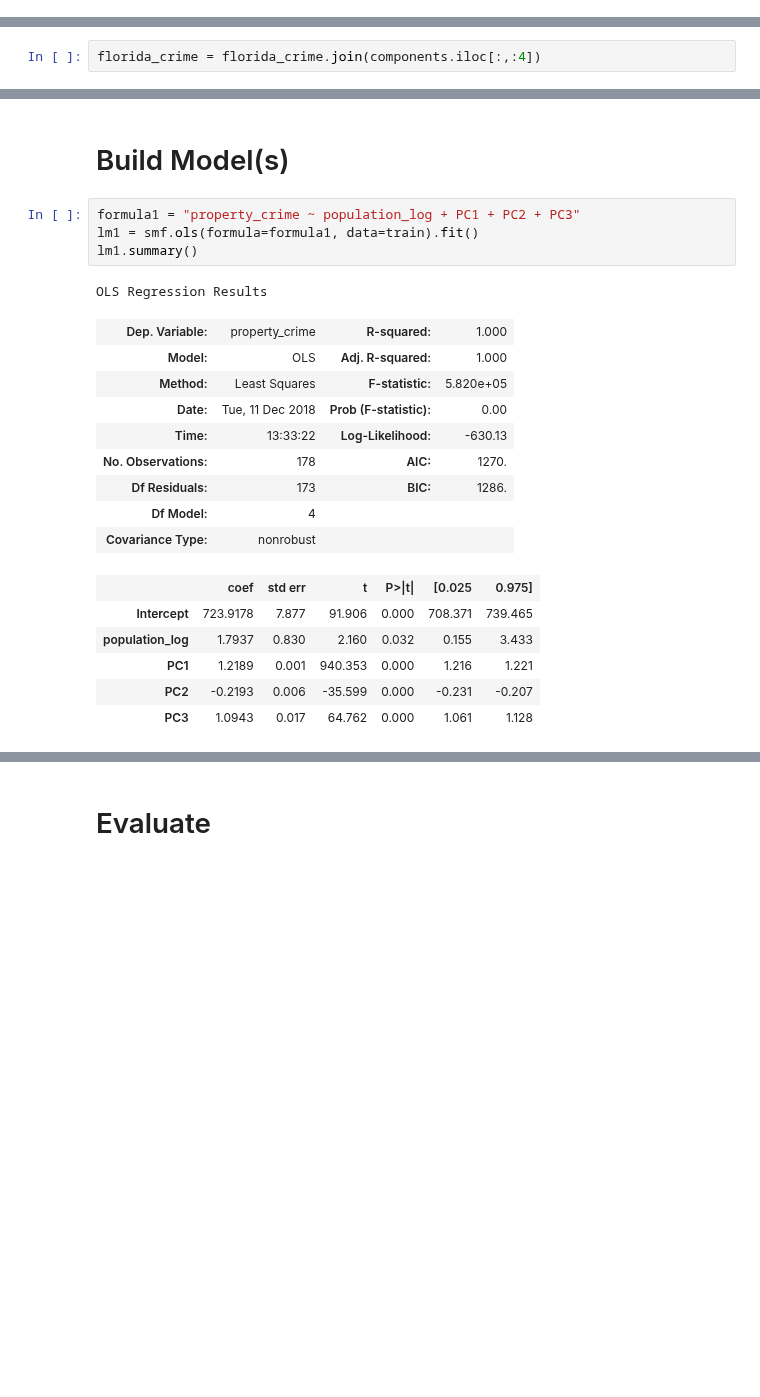
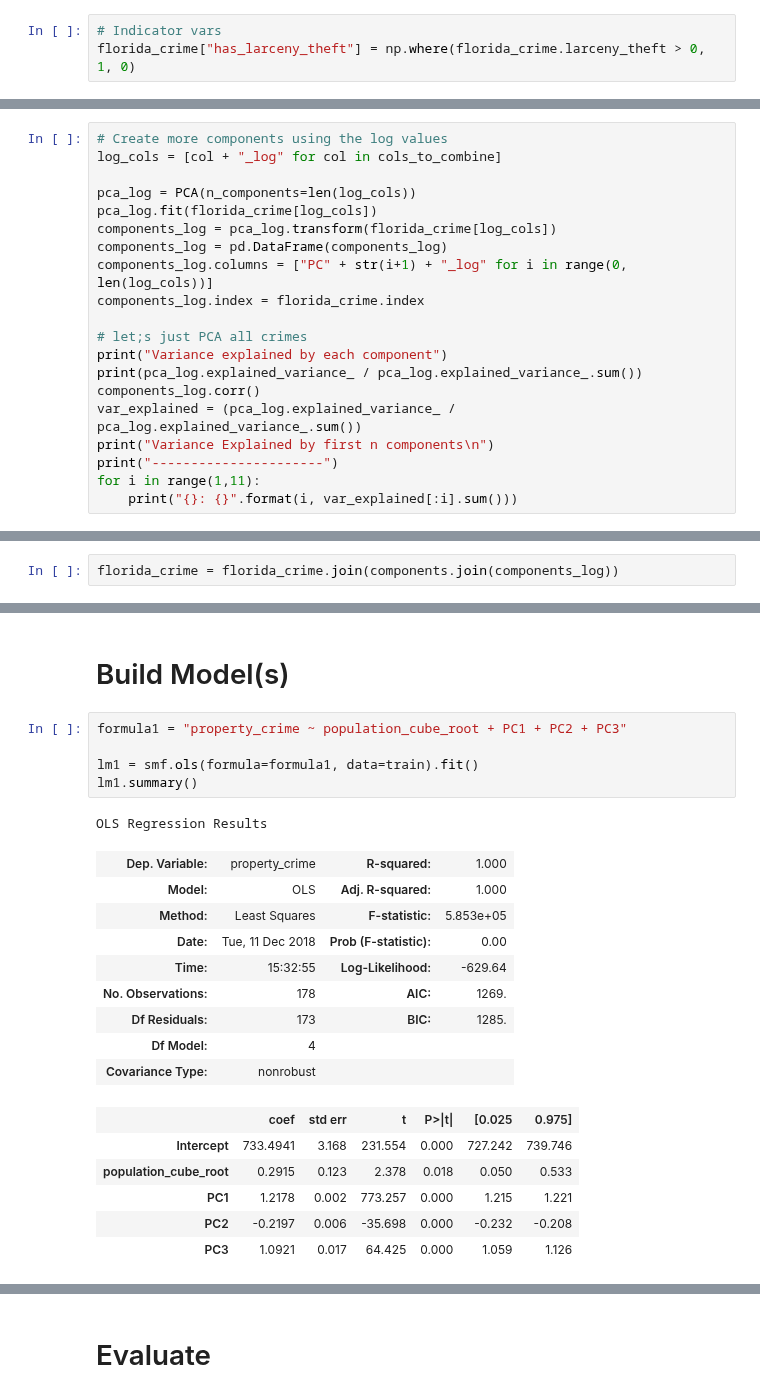
Before and after one commit to mkm29/DataScience, a Jupyter notebook: thinkful/unit/2/4/challenge_crime_regression.ipynb, the cells around one changed output, grey strips where cells are left out. Cells and saved outputs as stored; diff of their text form; blank space fills up the shorter version.

Commit message:
Created a property crime log predictor model.

```diff
--- a/thinkful/unit/2/4/challenge_crime_regression.ipynb
+++ b/thinkful/unit/2/4/challenge_crime_regression.ipynb
@@ -121,3 +123,6 @@ florida_crime["arson_log"] = np.log(florida_crime.arson.apply(lambda x: x+1))
+# %%
+# Indicator vars
+florida_crime["has_larceny_theft"] = np.where(florida_crime.larceny_theft > 0, 1, 0)
 # %% [markdown]
 ## PCA
 # %%
@@ -159,3 +164,23 @@ Variance Explained by first n components
 8: 1.0
 9: 1.0
 10: 1.0
+# %%
+# Create more components using the log values
+log_cols = [col + "_log" for col in cols_to_combine]
+
+pca_log = PCA(n_components=len(log_cols))
+pca_log.fit(florida_crime[log_cols])
+components_log = pca_log.transform(florida_crime[log_cols])
+components_log = pd.DataFrame(components_log)
+components_log.columns = ["PC" + str(i+1) + "_log" for i in range(0, len(log_cols))]
+components_log.index = florida_crime.index
+
+# let;s just PCA all crimes
+print("Variance explained by each component")
+print(pca_log.explained_variance_ / pca_log.explained_variance_.sum())
+components_log.corr()
+var_explained = (pca_log.explained_variance_ / pca_log.explained_variance_.sum())
+print("Variance Explained by first n components\n")
+print("----------------------")
+for i in range(1,11):
+    print("{}: {}".format(i, var_explained[:i].sum()))
@@ -164,2 +206,2 @@ Variance Explained by first n components
 # %%
-florida_crime = florida_crime.join(components.iloc[:,:4])
+florida_crime = florida_crime.join(components.join(components_log))
@@ -177,23 +230,24 @@ Test shape: (77, 30)
 # %% [markdown]
 # Build Model(s)
 # %%
-formula1 = "property_crime ~ population_log + PC1 + PC2 + PC3"
+formula1 = "property_crime ~ population_cube_root + PC1 + PC2 + PC3"
+
 lm1 = smf.ols(formula=formula1, data=train).fit()
 lm1.summary()
 # %% [output]
 OLS Regression Results
 | Dep. Variable: | property_crime | R-squared: | 1.000 |
 | Model: | OLS | Adj. R-squared: | 1.000 |
-| Method: | Least Squares | F-statistic: | 5.820e+05 |
+| Method: | Least Squares | F-statistic: | 5.853e+05 |
 | Date: | Tue, 11 Dec 2018 | Prob (F-statistic): | 0.00 |
-| Time: | 13:33:22 | Log-Likelihood: | -630.13 |
-| No. Observations: | 178 | AIC: | 1270. |
-| Df Residuals: | 173 | BIC: | 1286. |
+| Time: | 15:32:55 | Log-Likelihood: | -629.64 |
+| No. Observations: | 178 | AIC: | 1269. |
+| Df Residuals: | 173 | BIC: | 1285. |
 | Df Model: | 4 |  |  |
 | Covariance Type: | nonrobust |  |  |
 |  | coef | std err | t | P>|t| | [0.025 | 0.975] |
-| Intercept | 723.9178 | 7.877 | 91.906 | 0.000 | 708.371 | 739.465 |
-| population_log | 1.7937 | 0.830 | 2.160 | 0.032 | 0.155 | 3.433 |
-| PC1 | 1.2189 | 0.001 | 940.353 | 0.000 | 1.216 | 1.221 |
-| PC2 | -0.2193 | 0.006 | -35.599 | 0.000 | -0.231 | -0.207 |
-| PC3 | 1.0943 | 0.017 | 64.762 | 0.000 | 1.061 | 1.128 |
+| Intercept | 733.4941 | 3.168 | 231.554 | 0.000 | 727.242 | 739.746 |
+| population_cube_root | 0.2915 | 0.123 | 2.378 | 0.018 | 0.050 | 0.533 |
+| PC1 | 1.2178 | 0.002 | 773.257 | 0.000 | 1.215 | 1.221 |
+| PC2 | -0.2197 | 0.006 | -35.698 | 0.000 | -0.232 | -0.208 |
+| PC3 | 1.0921 | 0.017 | 64.425 | 0.000 | 1.059 | 1.126 |
```
Also changed, not shown: parts of 18 cells of this notebook.
